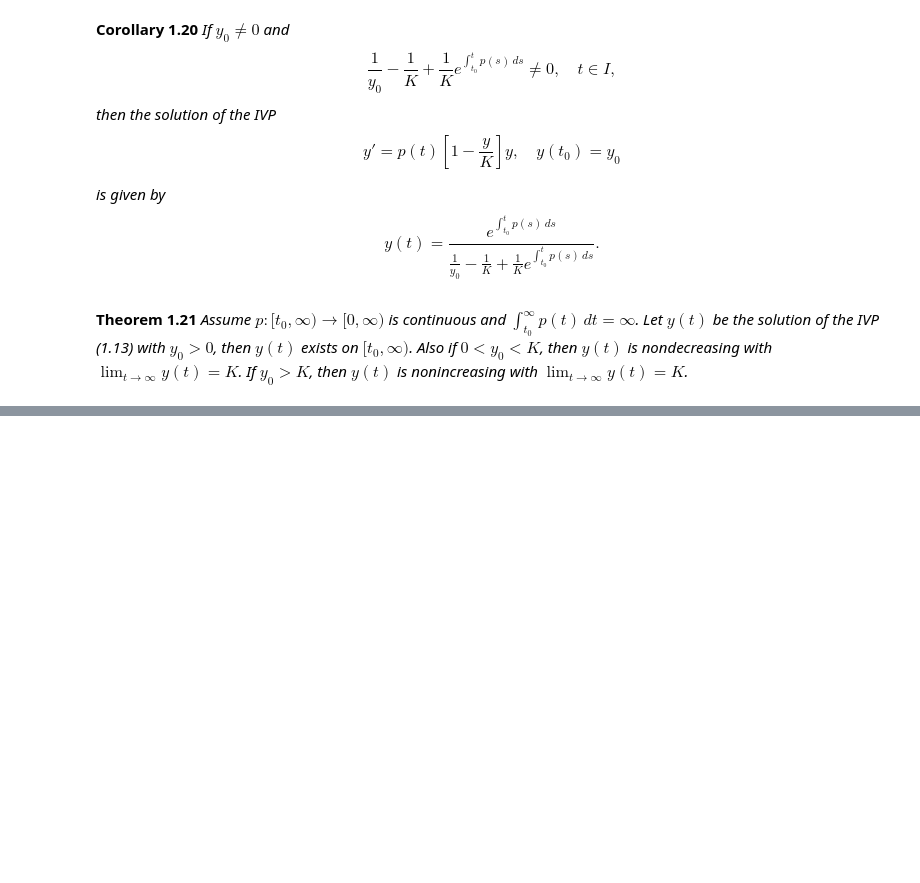
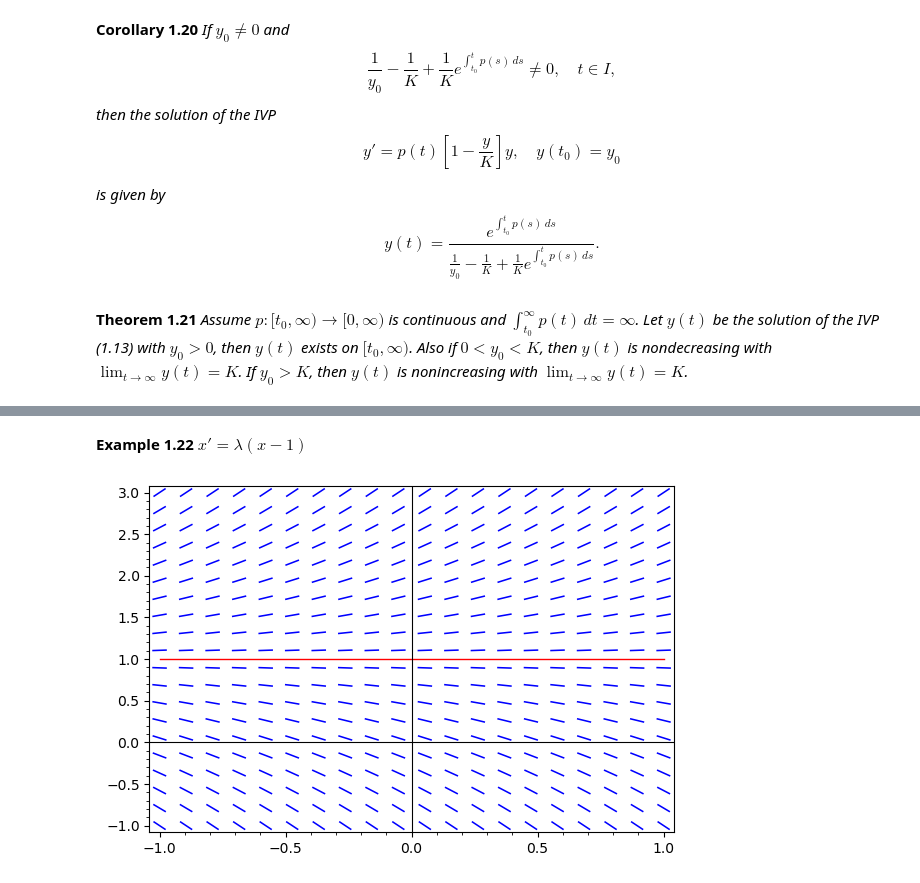
Before and after one commit to julihocc/itesm-ma2008b-notes, a Jupyter notebook: period-02/week-01/P02W01.ipynb, the cells around one changed output, grey strips where cells are left out. Cells and saved outputs as stored; diff of their text form; code cells hidden in the pictures; blank space fills up the shorter version.

```diff
--- a/period-02/week-01/P02W01.ipynb
+++ b/period-02/week-01/P02W01.ipynb
@@ -346,0 +351,18 @@ $$
+# %% [markdown]
+**Example 1.22** $x'=\lambda (x-1)$
+# %%
+var("l t")
+
+l = 1
+
+f = l * (x-1)
+
+g = Graphics()
+
+g += plot_slope_field(f, (t, -1, 1), (x, -1,  3), color='blue')
+
+g += plot( 1 , (t, -1, 1), color = 'red')
+
+g.show()
+# %% [output]
+[figure, added]
```
Also changed, not shown: parts of 1 cell of this notebook.
